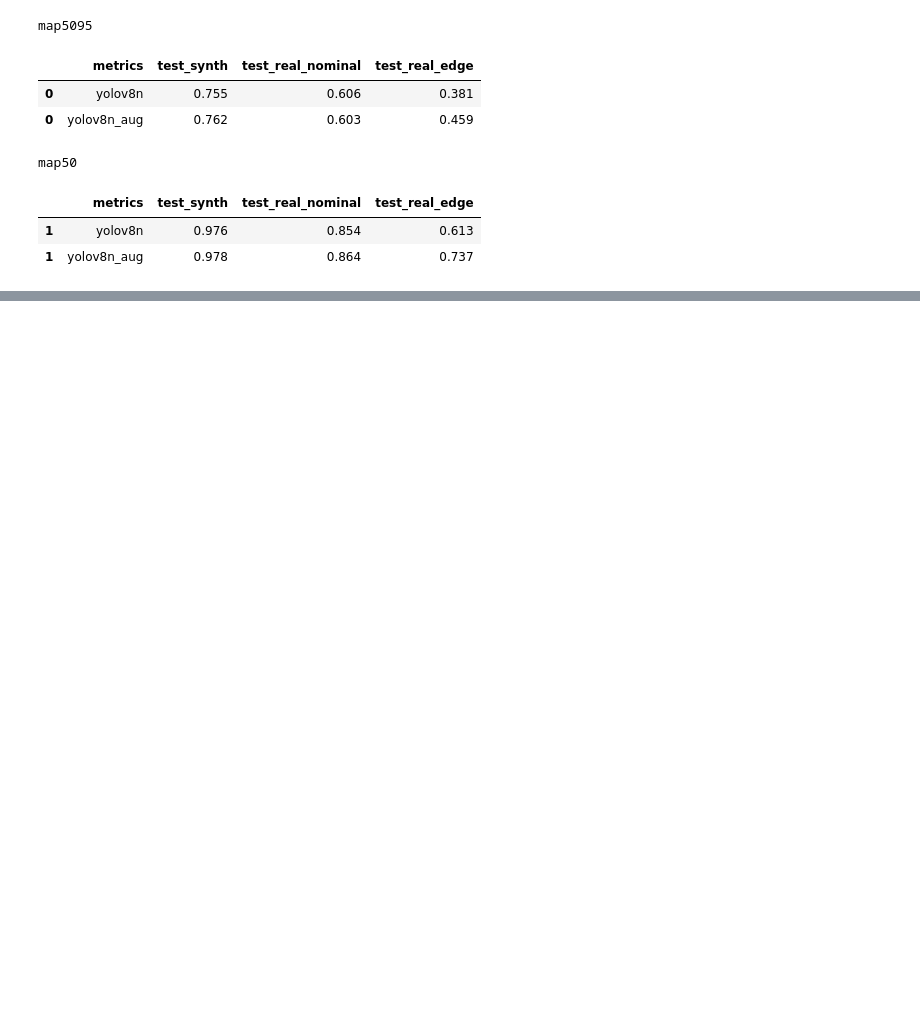
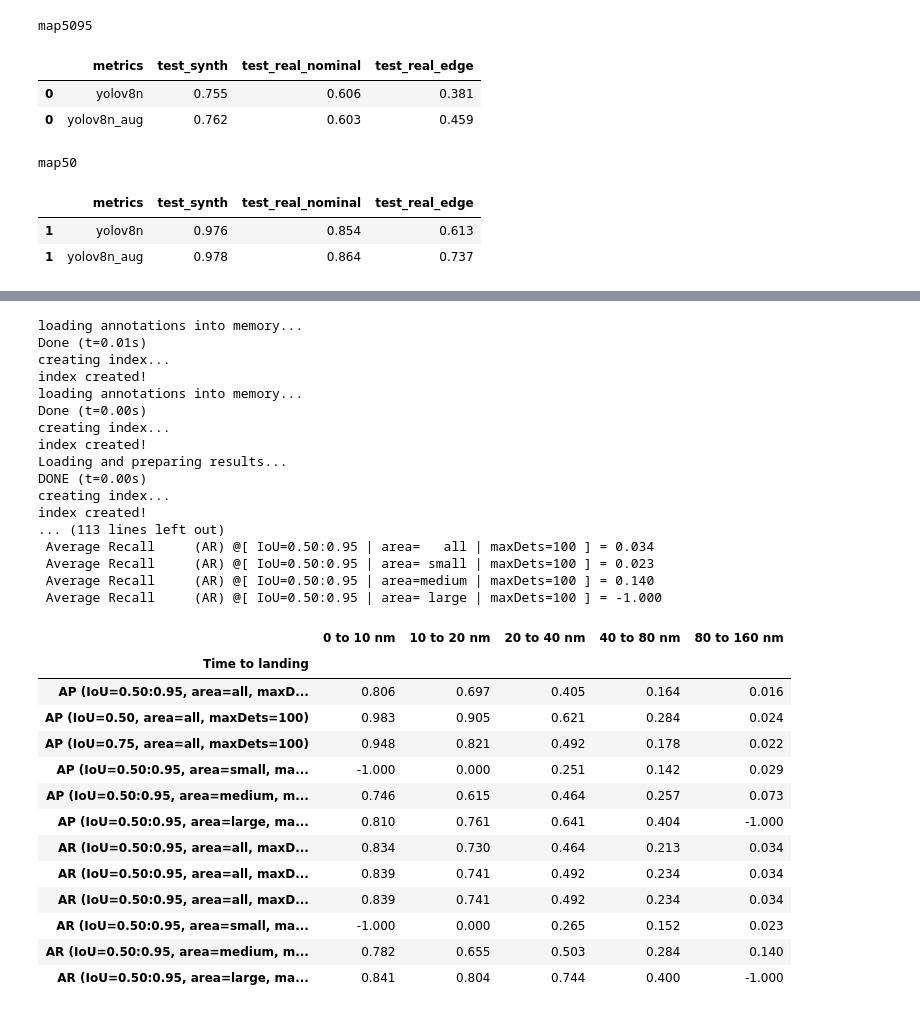
Before and after one commit to flywithliye/lard-detection, a Jupyter notebook: analysis.ipynb, the cells around one changed output, grey strips where cells are left out. Cells and saved outputs as stored; diff of their text form; code cells hidden in the pictures; blank space fills up the shorter version.

```diff
--- a/analysis.ipynb
+++ b/analysis.ipynb
@@ -169,23 +131,0 @@ Min value: 0.03 nmi
-# %%
-import pandas as pd
-
-# 定义分组边界
-bins = [0, 1, 2, 3]
-
-# 使用pd.cut()函数对数据框进行分组
-df['group'] = pd.cut(df.along_track_distance, bins=bins, labels=False)
-
-# 打印分组结果
-df_group = df.groupby('group')
-
-for group_id in range(3):
-
-    # 获取文件名列表
-    file_list = df_group.get_group(group_id).image.apply(lambda x: os.path.basename(x)).to_list()
-    print(f'group {group_id} has {len(file_list)} files')
-
-    # 取标签
-
-    # 取预测
-
-    # 算误差
@@ -200,0 +236,19 @@ group 2 has 442 files
+# %%
+# Synth
+path_synth = f'{ROOT_DATA}/LARD_dataset_decompressed/LARD_test/LARD_test_synth/LARD_test_synth.csv'
+path_anno = 'datasets/lard/annotations/instances_test_synth.json'
+path_pred = 'runs/mmdetection/faster_rcnn/test/coco_detection/prediction_test_synth.bbox.json'
+cal_coco_metrics_grouped('synth', path_synth, path_anno, path_pred)
+
+# Real nominal
+path_real_nominal = f'{ROOT_DATA}/LARD_dataset_decompressed/LARD_test/LARD_test_real/LARD_test_real_nominal/LARD_test_real_nominal.csv'
+path_anno = 'datasets/lard/annotations/instances_test_real_nominal.json'
+path_pred = 'runs/mmdetection/faster_rcnn/test/coco_detection/prediction_test_real_nominal.bbox.json'
+cal_coco_metrics_grouped('real', path_real_nominal, path_anno, path_pred)
+
+# Edge cases
+path_real_edge = f'{ROOT_DATA}/LARD_dataset_decompressed/LARD_test/LARD_test_real/LARD_test_real_edge_cases/LARD_test_real_edge_cases.csv'
+path_anno = 'datasets/lard/annotations/instances_test_real_edge.json'
+path_pred = 'runs/mmdetection/faster_rcnn/test/coco_detection/prediction_test_real_edge.bbox.json'
+cal_coco_metrics_grouped('real', path_real_edge, path_anno, path_pred)
+# %% [output]
@@ -200,0 +286,31 @@ group 2 has 442 files
+loading annotations into memory...
+Done (t=0.01s)
+creating index...
+index created!
+loading annotations into memory...
+Done (t=0.00s)
+creating index...
+index created!
+Loading and preparing results...
+DONE (t=0.00s)
+creating index...
+index created!
+... (113 lines left out)
+ Average Recall     (AR) @[ IoU=0.50:0.95 | area=   all | maxDets=100 ] = 0.034
+ Average Recall     (AR) @[ IoU=0.50:0.95 | area= small | maxDets=100 ] = 0.023
+ Average Recall     (AR) @[ IoU=0.50:0.95 | area=medium | maxDets=100 ] = 0.140
+ Average Recall     (AR) @[ IoU=0.50:0.95 | area= large | maxDets=100 ] = -1.000
+|  | 0 to 10 nm | 10 to 20 nm | 20 to 40 nm | 40 to 80 nm | 80 to 160 nm |
+| Time to landing |  |  |  |  |  |
+| AP (IoU=0.50:0.95, area=all, maxD... | 0.806 | 0.697 | 0.405 | 0.164 | 0.016 |
+| AP (IoU=0.50, area=all, maxDets=100) | 0.983 | 0.905 | 0.621 | 0.284 | 0.024 |
+| AP (IoU=0.75, area=all, maxDets=100) | 0.948 | 0.821 | 0.492 | 0.178 | 0.022 |
+| AP (IoU=0.50:0.95, area=small, ma... | -1.000 | 0.000 | 0.251 | 0.142 | 0.029 |
+| AP (IoU=0.50:0.95, area=medium, m... | 0.746 | 0.615 | 0.464 | 0.257 | 0.073 |
+| AP (IoU=0.50:0.95, area=large, ma... | 0.810 | 0.761 | 0.641 | 0.404 | -1.000 |
+| AR (IoU=0.50:0.95, area=all, maxD... | 0.834 | 0.730 | 0.464 | 0.213 | 0.034 |
+| AR (IoU=0.50:0.95, area=all, maxD... | 0.839 | 0.741 | 0.492 | 0.234 | 0.034 |
+| AR (IoU=0.50:0.95, area=all, maxD... | 0.839 | 0.741 | 0.492 | 0.234 | 0.034 |
+| AR (IoU=0.50:0.95, area=small, ma... | -1.000 | 0.000 | 0.265 | 0.152 | 0.023 |
+| AR (IoU=0.50:0.95, area=medium, m... | 0.782 | 0.655 | 0.503 | 0.284 | 0.140 |
+| AR (IoU=0.50:0.95, area=large, ma... | 0.841 | 0.804 | 0.744 | 0.400 | -1.000 |
```
Also changed, not shown: parts of 19 cells of this notebook, 47 other files.
